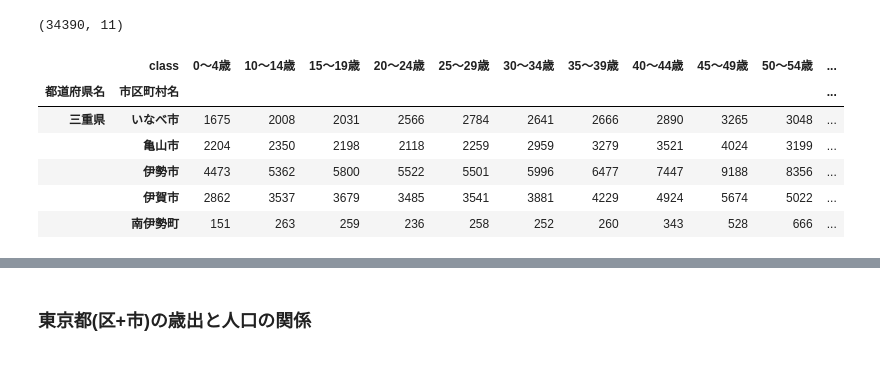
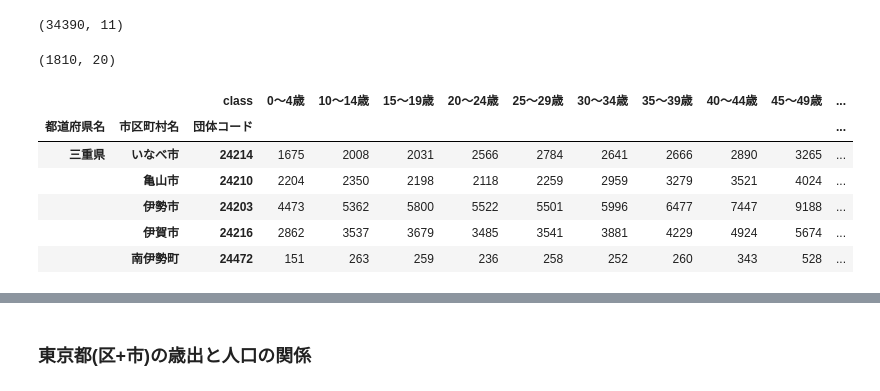
Before and after one commit to yumehara/hackday_2022, a Jupyter notebook: notebooks/education_expenditure_in_Tokyo.ipynb, the cells around one changed output, grey strips where cells are left out. Drawn from its saved outputs; the diff is of its cells as text; code cells hidden in the pictures.

```diff
--- a/notebooks/education_expenditure_in_Tokyo.ipynb
+++ b/notebooks/education_expenditure_in_Tokyo.ipynb
@@ -54,15 +58,16 @@ print(df_population.shape)
 # %% [output]
 (34390, 11)
 # %%
-df_population_pivot = df_population.pivot(index=['都道府県名', '市区町村名'], columns='class', values='population')
+df_population_pivot = df_population.pivot(index=['都道府県名', '市区町村名', '団体コード'], columns='class', values='population')
 df_population_pivot['総人口'] = df_population_pivot.sum(axis=1)
+print(df_population_pivot.shape)
+df_population_pivot.head()
+# %% [output]
+(1810, 20)
+|  |  | class | 0～4歳 | 10～14歳 | 15～19歳 | 20～24歳 | 25～29歳 | 30～34歳 | 35～39歳 | 40～44歳 | 45～49歳 | ... |
+| 都道府県名 | 市区町村名 | 団体コード |  |  |  |  |  |  |  |  |  | ... |
+| 三重県 | いなべ市 | 24214 | 1675 | 2008 | 2031 | 2566 | 2784 | 2641 | 2666 | 2890 | 3265 | ... |
+|  | 亀山市 | 24210 | 2204 | 2350 | 2198 | 2118 | 2259 | 2959 | 3279 | 3521 | 4024 | ... |
+|  | 伊勢市 | 24203 | 4473 | 5362 | 5800 | 5522 | 5501 | 5996 | 6477 | 7447 | 9188 | ... |
+|  | 伊賀市 | 24216 | 2862 | 3537 | 3679 | 3485 | 3541 | 3881 | 4229 | 4924 | 5674 | ... |
+|  | 南伊勢町 | 24472 | 151 | 263 | 259 | 236 | 258 | 252 | 260 | 343 | 528 | ... |
-# %%
-df_population_pivot.head()
-# %% [output]
-|  | class | 0～4歳 | 10～14歳 | 15～19歳 | 20～24歳 | 25～29歳 | 30～34歳 | 35～39歳 | 40～44歳 | 45～49歳 | 50～54歳 | ... |
-| 都道府県名 | 市区町村名 |  |  |  |  |  |  |  |  |  |  | ... |
-| 三重県 | いなべ市 | 1675 | 2008 | 2031 | 2566 | 2784 | 2641 | 2666 | 2890 | 3265 | 3048 | ... |
-|  | 亀山市 | 2204 | 2350 | 2198 | 2118 | 2259 | 2959 | 3279 | 3521 | 4024 | 3199 | ... |
-|  | 伊勢市 | 4473 | 5362 | 5800 | 5522 | 5501 | 5996 | 6477 | 7447 | 9188 | 8356 | ... |
-|  | 伊賀市 | 2862 | 3537 | 3679 | 3485 | 3541 | 3881 | 4229 | 4924 | 5674 | 5022 | ... |
-|  | 南伊勢町 | 151 | 263 | 259 | 236 | 258 | 252 | 260 | 343 | 528 | 666 | ... |
```
Also changed, not shown: parts of 11 cells of this notebook.
